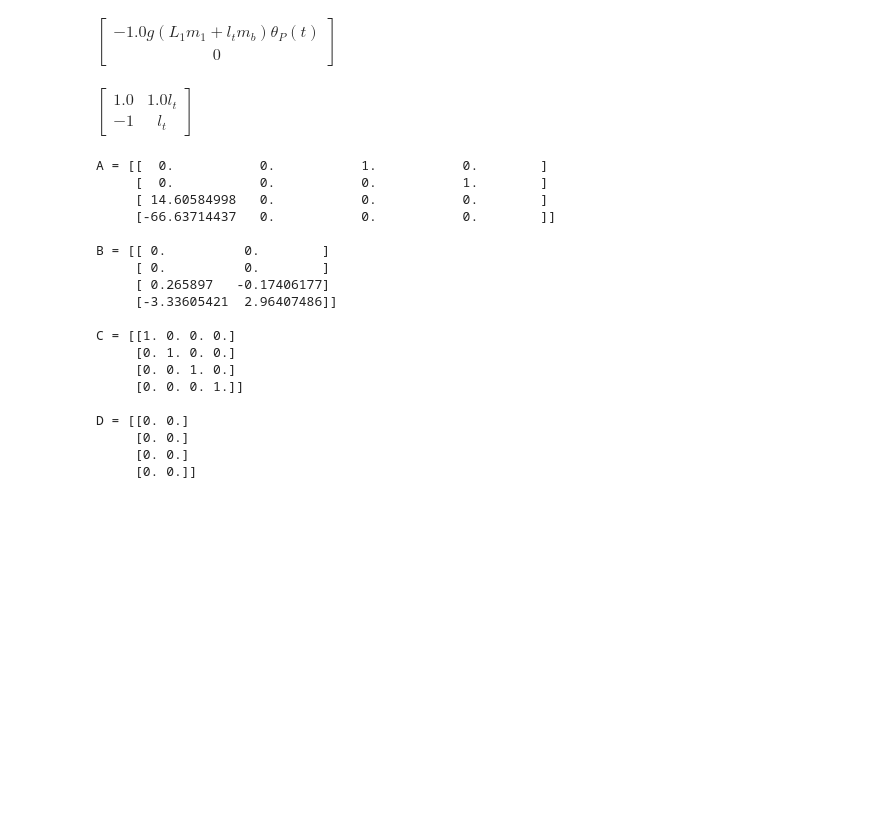
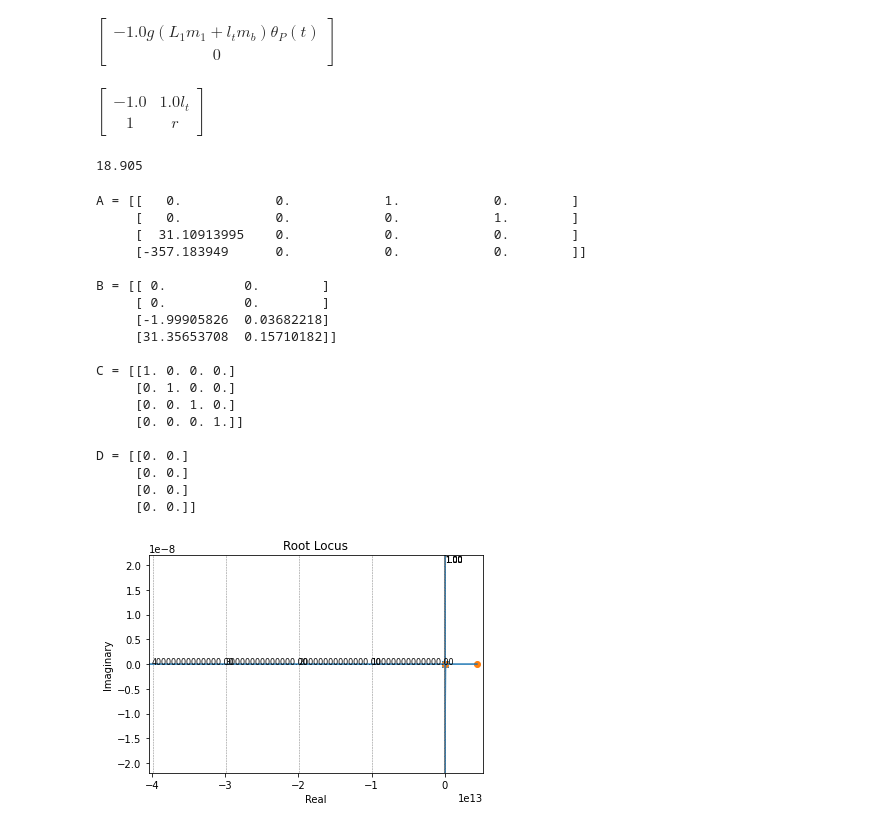
Before and after one commit to ssc166/joint_control, a Jupyter notebook: src/control_1/Dynamics.ipynb, the cells around one changed output. Drawn from its saved outputs; the diff is of its cells as text; code cells hidden in the pictures; blank space fills up the shorter version.

Commit message:
WIP joint control

```diff
--- a/src/control_1/Dynamics.ipynb
+++ b/src/control_1/Dynamics.ipynb
@@ -118,7 +121,7 @@ $\displaystyle \left[\begin{matrix}1.0 I_{1} \frac{d^{2}}{d t^{2}} \theta_{P}{\l
 T_w, F_b = sp.symbols('T_w, F_b')
 u = sp.Matrix([[T_w], [F_b]])
 
-u_matrix = sp.Matrix([[-T_w - F_b*l_t*sp.cos(theta_P)], [T_w - F_b*l_t*sp.cos(theta_P)]])
+u_matrix = sp.Matrix([[T_w - F_b*l_t*sp.cos(theta_P)], [-T_w - F_b*r]])
 # %%
 tau_eq = tau+u_matrix
 # %%
@@ -162,9 +165,18 @@ $\displaystyle \left[\begin{matrix}- 1.0 g \left(L_{1} m_{1} + l_{t} m_{b}\right
 # %%
 Wl
 # %% [output]
-$\displaystyle \left[\begin{matrix}1.0 & 1.0 l_{t}\\-1 & l_{t}\end{matrix}\right]$
+$\displaystyle \left[\begin{matrix}-1.0 & 1.0 l_{t}\\1 & r\end{matrix}\right]$
+# %%
+m1 = 2.486 + 0.3
+m2 = 1.416
+m3 = 1.739
+m4 = 3.25+12.5
+
+m2+m3+m4
+# %% [output]
+18.905
 # %%
-param = {I_1: 0.11, I_w:0.11, I_b:3.089539709502296,  m_b:25.278,  m_1:25.278,  m_w:25.278, r:0.069, L_1: 0.21, l_t:1.022142,  g:9.81}
+param = {I_1: 0.007514491, I_w:0.004806909, I_b:2.089539709502296,  m_b:18.905,  m_1:2.786,  m_w:2.292, r:0.069, L_1: 0.171, l_t:1.022142,  g:9.81}
 
 Mlp = msubs(Ml, param)
 Clp = msubs(Cl, param)
@@ -189,15 +201,15 @@ ss0 = [A, B, C, D]
 sys0 = control.ss(*[pl.array(mat_i.subs(param)).astype(float) for mat_i in ss0])
 mprint(sys0)
 # %% [output]
-A = [[  0.           0.           1.           0.        ]
-     [  0.           0.           0.           1.        ]
-     [ 14.60584998   0.           0.           0.        ]
-     [-66.63714437   0.           0.           0.        ]]
+A = [[   0.            0.            1.            0.        ]
+     [   0.            0.            0.            1.        ]
+     [  31.10913995    0.            0.            0.        ]
+     [-357.183949      0.            0.            0.        ]]
 
 B = [[ 0.          0.        ]
      [ 0.          0.        ]
-     [ 0.265897   -0.17406177]
-     [-3.33605421  2.96407486]]
+     [-1.99905826  0.03682218]
+     [31.35653708  0.15710182]]
 
 C = [[1. 0. 0. 0.]
      [0. 1. 0. 0.]
@@ -208,3 +220,19 @@ D = [[0. 0.]
      [0. 0.]
      [0. 0.]
      [0. 0.]]
+# %%
+Q = sp.Matrix([ [1,0,0,0],
+             [0,1,0,0],
+             [0,0,1,0],
+             [0,0,0,1] ])
+R = sp.Matrix([ [0.01,0],
+             [0,0.01] ])
+
+K, S, E = control.lqr(sys0.A, sys0.B, Q, R)
+# %%
+sysc = sys0.feedback(K)
+sysc;
+# %%
+control.rlocus(sysc);
+# %% [output]
+[figure, added]
```
Also changed, not shown: parts of 16 cells of this notebook.
